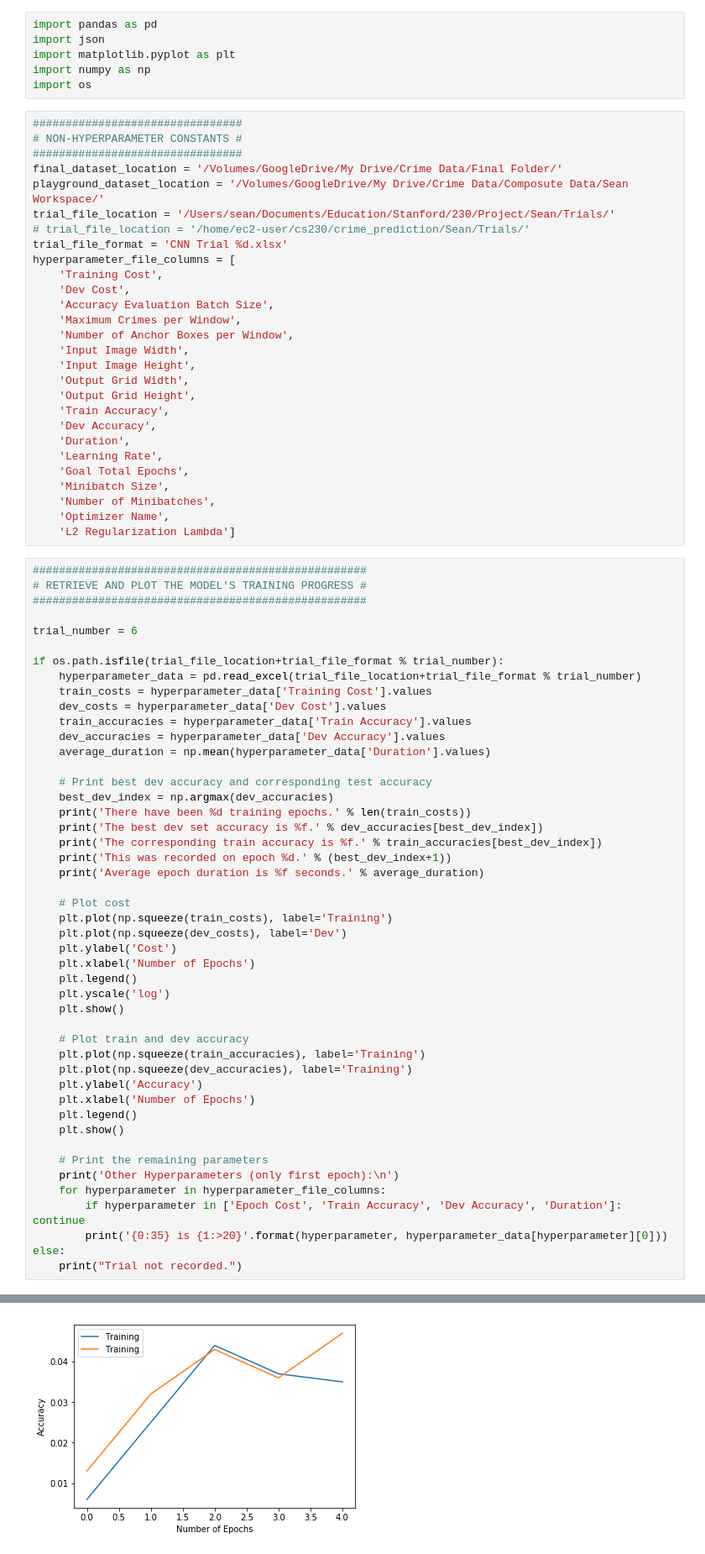
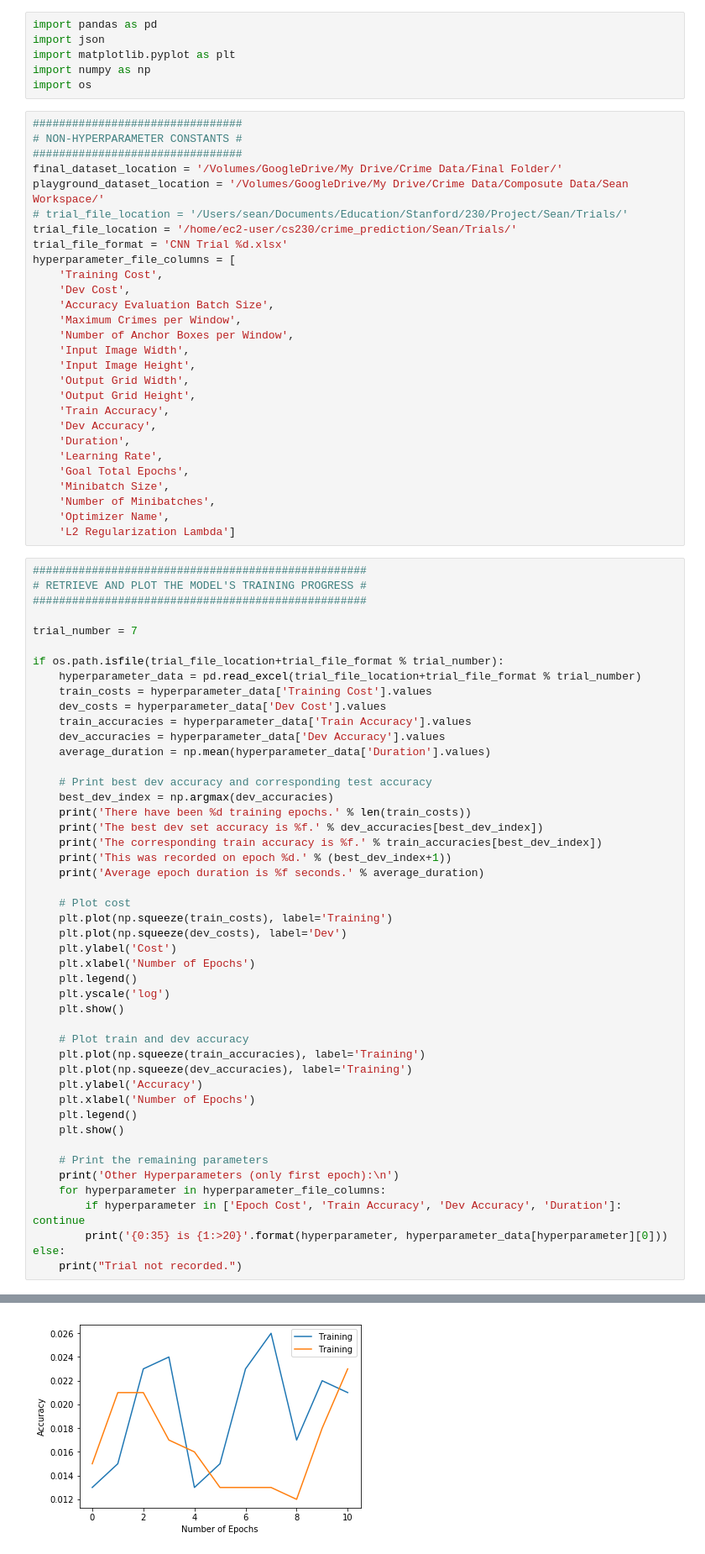
Before and after one commit to mrplants/crime_prediction, a Jupyter notebook: Sean/Prediction Notebooks/Visualize CNN Progress.ipynb, the cells around one changed output, grey strips where cells are left out. Shown at 84% size. Cells and saved outputs as stored; diff of their text form.

```diff
--- a/Sean/Prediction Notebooks/Visualize CNN Progress.ipynb
+++ b/Sean/Prediction Notebooks/Visualize CNN Progress.ipynb
@@ -10,8 +10,8 @@ import os
 ################################
 final_dataset_location = '/Volumes/GoogleDrive/My Drive/Crime Data/Final Folder/'
 playground_dataset_location = '/Volumes/GoogleDrive/My Drive/Crime Data/Composute Data/Sean Workspace/'
-trial_file_location = '/Users/sean/Documents/Education/Stanford/230/Project/Sean/Trials/'
-# trial_file_location = '/home/ec2-user/cs230/crime_prediction/Sean/Trials/'
+# trial_file_location = '/Users/sean/Documents/Education/Stanford/230/Project/Sean/Trials/'
+trial_file_location = '/home/ec2-user/cs230/crime_prediction/Sean/Trials/'
 trial_file_format = 'CNN Trial %d.xlsx'
 hyperparameter_file_columns = [
     'Training Cost',
@@ -37,7 +37,7 @@ hyperparameter_file_columns = [
 # RETRIEVE AND PLOT THE MODEL'S TRAINING PROGRESS #
 ###################################################
 
-trial_number = 6
+trial_number = 7
 
 if os.path.isfile(trial_file_location+trial_file_format % trial_number):
     hyperparameter_data = pd.read_excel(trial_file_location+trial_file_format % trial_number)
@@ -89,3 +89,3 @@ Average epoch duration is 169.047307 seconds.
-[figure, old version]
+[figure, new version]
 Other Hyperparameters (only first epoch):
 
```
Also changed, not shown: parts of 1 cell of this notebook, 5 other files.
